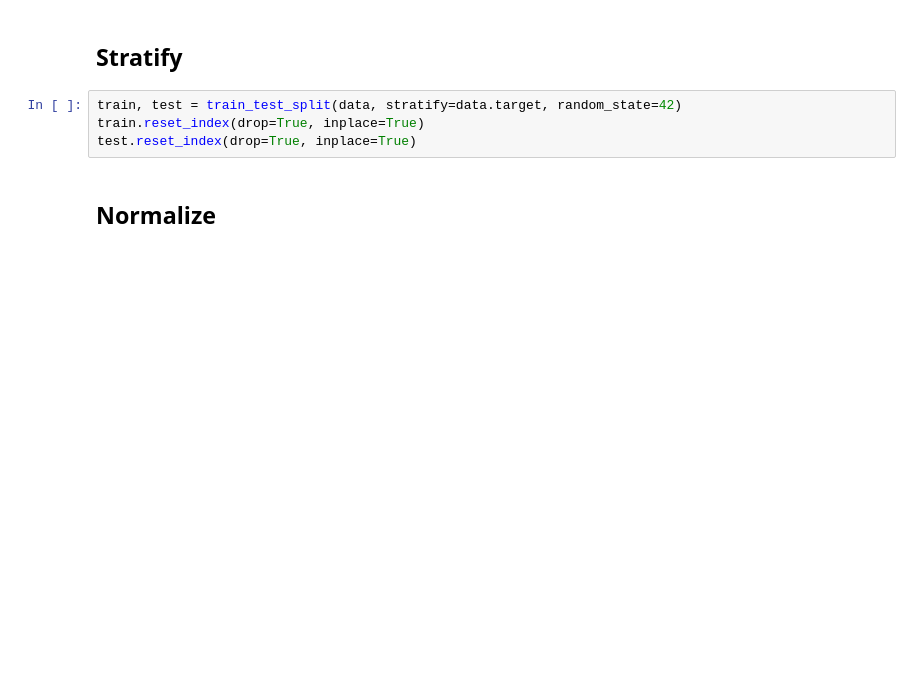
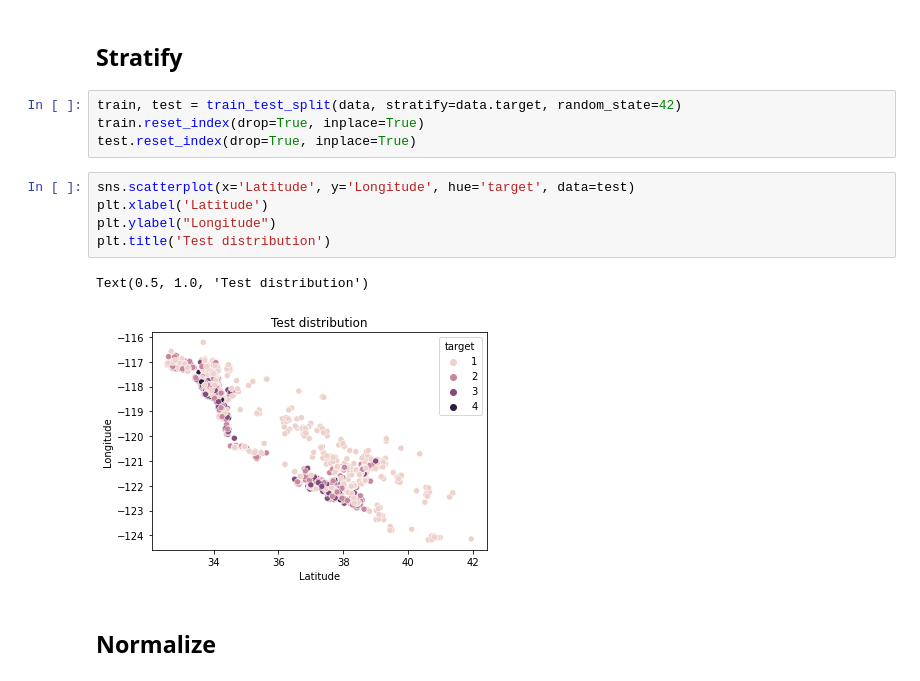
Before and after one commit to ameyvadnere/CS418-Statistical-Pattern-Recognition-Lab, a Jupyter notebook: Assignment 2/Q3/classifier.ipynb, the cells around one changed output. Cells and saved outputs as stored; diff of their text form; blank space fills up the shorter version.

```diff
--- a/Assignment 2/Q3/classifier.ipynb
+++ b/Assignment 2/Q3/classifier.ipynb
@@ -32,6 +44,14 @@ data.head()
 train, test = train_test_split(data, stratify=data.target, random_state=42)
 train.reset_index(drop=True, inplace=True)
 test.reset_index(drop=True, inplace=True)
+# %%
+sns.scatterplot(x='Latitude', y='Longitude', hue='target', data=test)
+plt.xlabel('Latitude')
+plt.ylabel("Longitude")
+plt.title('Test distribution')
+# %% [output]
+Text(0.5, 1.0, 'Test distribution')
+[figure, added]
 # %% [markdown]
 ## Normalize
 # %%
```
Also changed, not shown: parts of 12 cells of this notebook.
